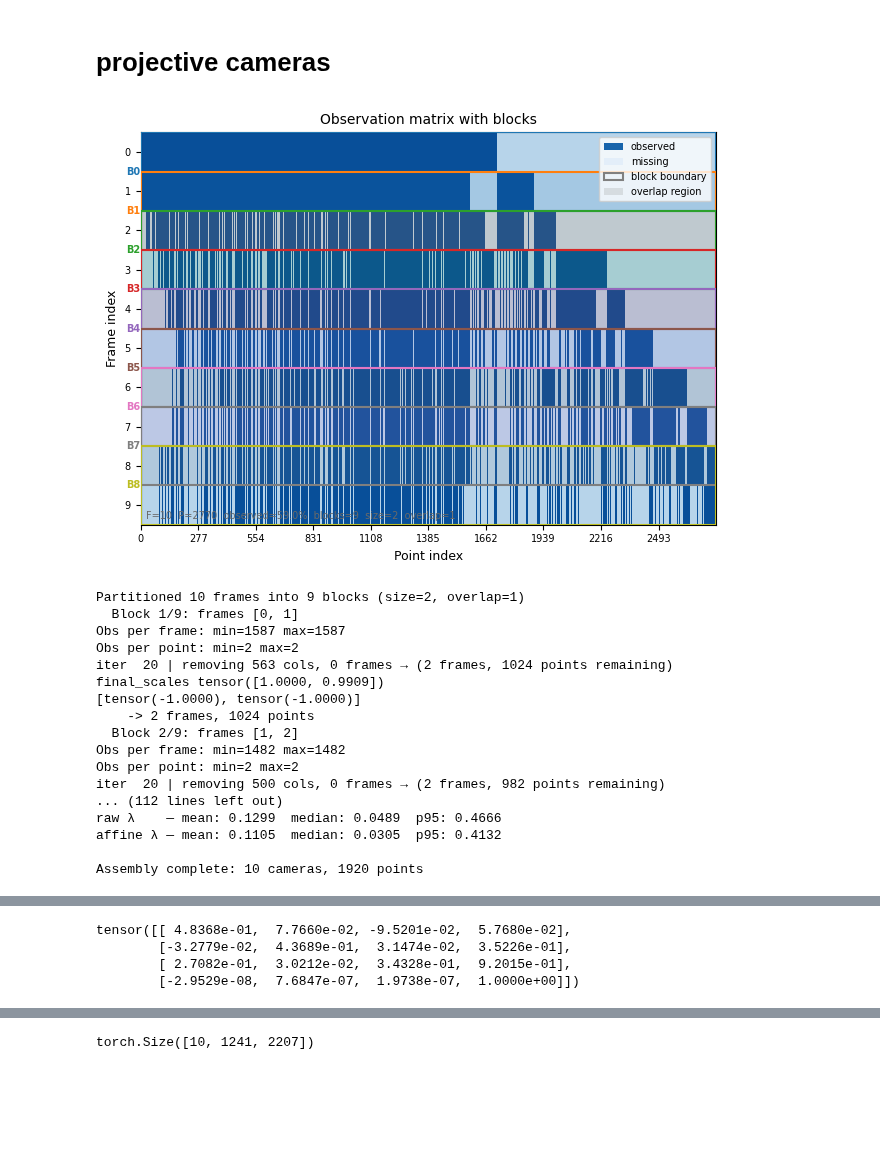
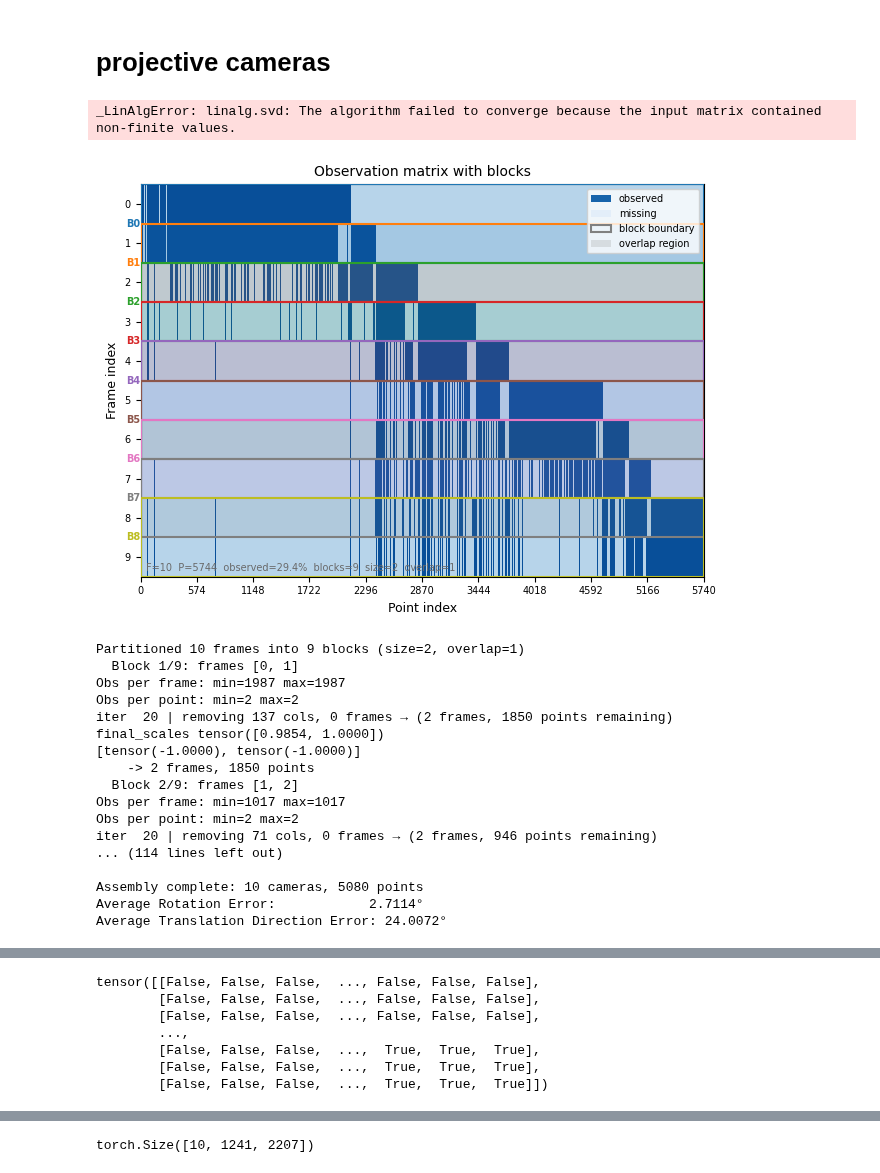
Before and after one commit to manel-ferreira-01/trackers, a Jupyter notebook: test.ipynb, the cells around one changed output, grey strips where cells are left out. Saved outputs shown, nothing was run; the diff lists cells and outputs as text; code cells hidden in the pictures; blank space fills up the shorter version.

```diff
--- a/test.ipynb
+++ b/test.ipynb
@@ -22,12 +22,12 @@ device = "cuda:0"
 
 path = "../storage/terrains_eth3d/images/images_rig_cam4_undistorted"
 #path = "../storage/table_3/rgb"
-#path = "../storage/facade_eth3d/images/dslr_images_undistorted"
+path = "../storage/facade_eth3d/images/dslr_images_undistorted"
 #path = "../storage/books_bea/"
 #path = "../mast3r/images_in/DAVIS/JPEGImages/480p/car-roundabout"
 #path = "../storage/lund_datasets/GustavIIAdolf"
-path = "../storage/quarto.mp4"
-path = "../storage/videos_goncalo"
+#path = "../storage/quarto.mp4"
+#path = "../storage/videos_goncalo"
 #path = "../storage/tracker_test/praca_1"
 
 video_tensor_full, image_paths = read_video_or_images(path)
@@ -761,6 +777,6 @@ def cameras_to_intrinsics(gt_cameras):
     return torch.stack(Ks)  # (N, 3, 3)
 
 
-#instrisics_infered = cameras_to_intrinsics(gt_cameras)[0].repeat(video_tensor.shape[1], 1, 1)
+instrisics_infered = cameras_to_intrinsics(gt_cameras)[0].repeat(video_tensor.shape[1], 1, 1)
 print(instrisics_infered)
 # %% [output]
@@ -1541,6 +1557,8 @@ print(f"Average Rotation Error:            {result['mean_rot']:.4f}°")
 print(f"Average Translation Direction Error: {result['mean_dir']:.4f}°")
 
 k3d_3d_plot(shape, camera_input=cam_lists)
+# %% [output]
+_LinAlgError: linalg.svd: The algorithm failed to converge because the input matrix contained non-finite values.
 # %%
 %autoreload 2
 from src.block_reconstruction import run_block_reconstruction
@@ -1561,62 +1579,63 @@ run_kwargs = dict(
     removal_iters=(20,20),
     min_obs=2)
 
 
 fig, ax = plot_matrix_blocks(lambda_mat, block_size=2, overlap=1)
 plt.show()
 
 rec = run_block_reconstruction(
     W_mat=W_mat,
     lambda_mat=lambda_mat,
     run_kwargs=run_kwargs,
     block_size = 2,
     overlap = 1,
     min_common = 10)
 
 cam_lists = rec["cam_lists"]
 current_scales = rec["global_scales"]
 total_offsets = rec["global_offsets"]
 
 sorted_ids = sorted(rec['shape_dict'].keys())
 shape = torch.stack([rec['shape_dict'][i] for i in sorted_ids], dim=1).cpu()  # (3, P)
 M = torch.stack(cam_lists, dim=0).reshape(-1, 4)  # (3F, 4)
 
 W_lam_global = M @ torch.cat([shape, torch.ones(1, shape.shape[1], device=shape.device)], dim=0)  # (3F, P)
 lam_global = W_lam_global[2::3]
 W_global = W_lam_global / lam_global.repeat_interleave(3, dim=0)
 
-#gt_cams = gt_camera_matrices[frame_start:frame_cut:frame_skip]
-#result = compare_3x4_trajectories(cam_lists, gt_cams)
-#print(f"Average Rotation Error:            {result['mean_rot']:.4f}°")
-#print(f"Average Translation Direction Error: {result['mean_dir']:.4f}°")
+gt_cams = gt_camera_matrices[frame_start:frame_cut:frame_skip]
+result = compare_3x4_trajectories(cam_lists, gt_cams)
+print(f"Average Rotation Error:            {result['mean_rot']:.4f}°")
+print(f"Average Translation Direction Error: {result['mean_dir']:.4f}°")
 
 k3d_3d_plot(shape, camera_input=rec["cam_lists"], scale=100)
 # %% [output]
-[figure, old version]
+[figure, new version]
 Partitioned 10 frames into 9 blocks (size=2, overlap=1)
   Block 1/9: frames [0, 1]
-Obs per frame: min=1587 max=1587
+Obs per frame: min=1987 max=1987
 Obs per point: min=2 max=2
-iter  20 | removing 563 cols, 0 frames → (2 frames, 1024 points remaining)
-final_scales tensor([1.0000, 0.9909])
+iter  20 | removing 137 cols, 0 frames → (2 frames, 1850 points remaining)
+final_scales tensor([0.9854, 1.0000])
 [tensor(-1.0000), tensor(-1.0000)]
-    -> 2 frames, 1024 points
+    -> 2 frames, 1850 points
   Block 2/9: frames [1, 2]
-Obs per frame: min=1482 max=1482
+Obs per frame: min=1017 max=1017
 Obs per point: min=2 max=2
-iter  20 | removing 500 cols, 0 frames → (2 frames, 982 points remaining)
-... (112 lines left out)
-raw λ    — mean: 0.1299  median: 0.0489  p95: 0.4666
-affine λ — mean: 0.1105  median: 0.0305  p95: 0.4132
+iter  20 | removing 71 cols, 0 frames → (2 frames, 946 points remaining)
+... (114 lines left out)
 
-Assembly complete: 10 cameras, 1920 points
+Assembly complete: 10 cameras, 5080 points
+Average Rotation Error:            2.7114°
+Average Translation Direction Error: 24.0072°
 [interactive output not drawn]
-# %%
-from functools import reduce
-H_total = reduce(lambda a, b: b @ a, rec["H_chain"])
-H_total
-# %% [output]
-tensor([[ 4.8368e-01,  7.7660e-02, -9.5201e-02,  5.7680e-02],
-        [-3.2779e-02,  4.3689e-01,  3.1474e-02,  3.5226e-01],
-        [ 2.7082e-01,  3.0212e-02,  3.4328e-01,  9.2015e-01],
-        [-2.9529e-08,  7.6847e-07,  1.9738e-07,  1.0000e+00]])
+# %%
+torch.isfinite(lambda_mat).repeat_interleave(3,0)
+# %% [output]
+tensor([[False, False, False,  ..., False, False, False],
+        [False, False, False,  ..., False, False, False],
+        [False, False, False,  ..., False, False, False],
+        ...,
+        [False, False, False,  ...,  True,  True,  True],
+        [False, False, False,  ...,  True,  True,  True],
+        [False, False, False,  ...,  True,  True,  True]])
```
Also changed, not shown: parts of 16 cells of this notebook, 2 other files.
